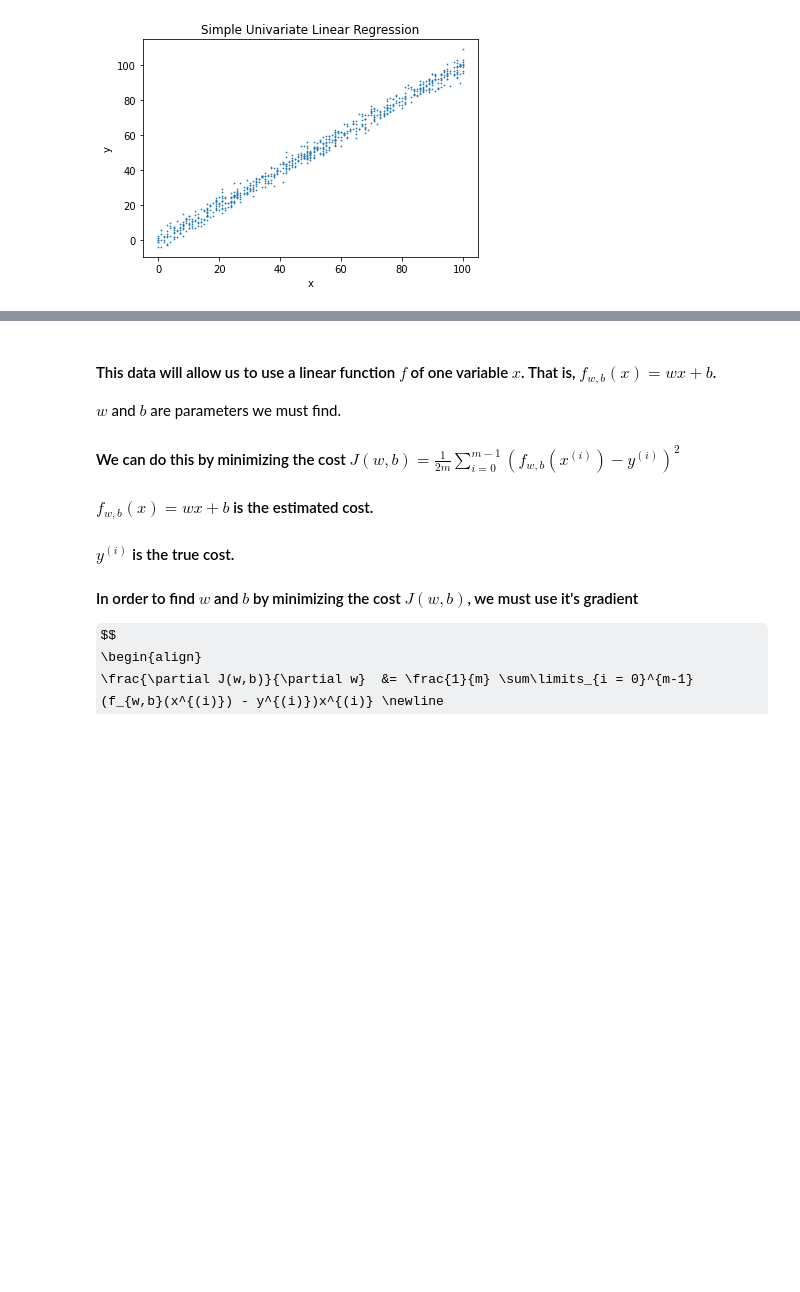
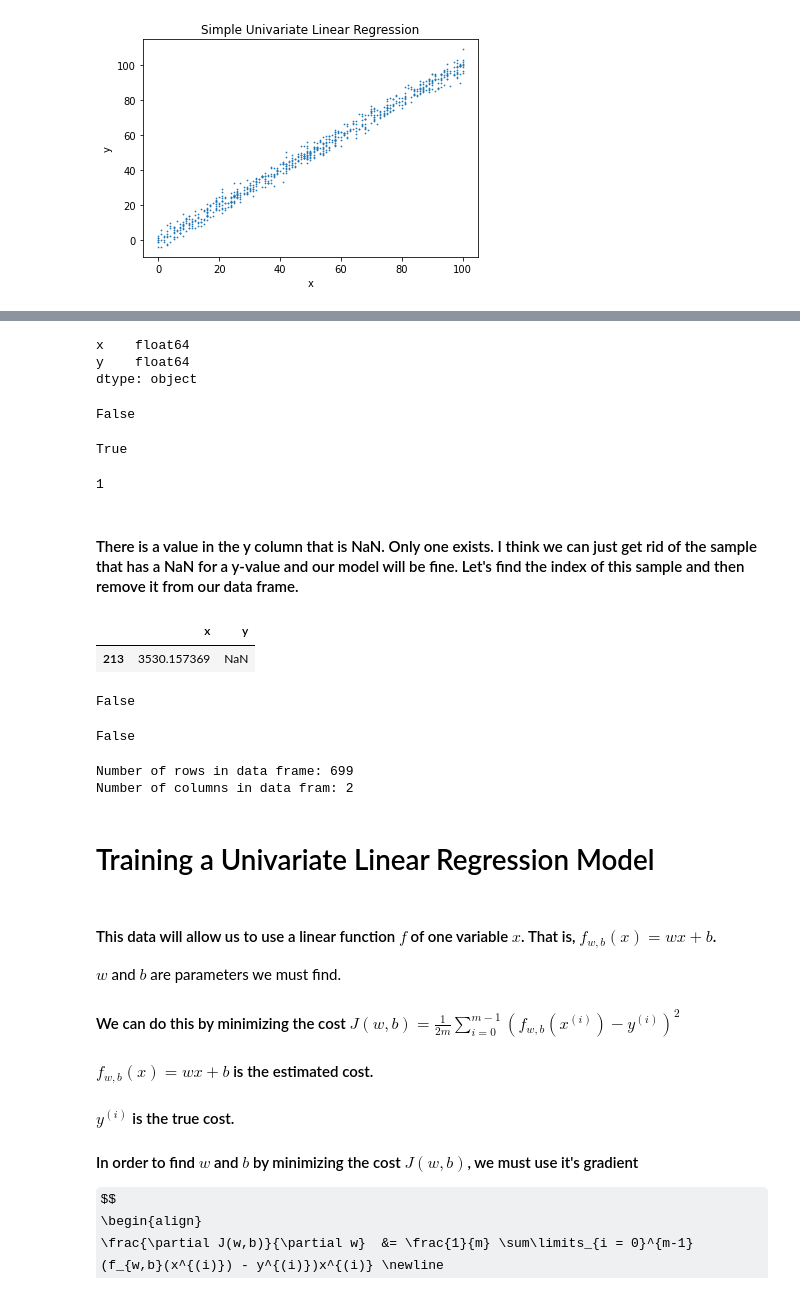
Before and after one commit to aRod209/machine-learning-playground, a Jupyter notebook: Supervised Learning/Simple Univariate Linear Regression.ipynb, the cells around one changed output, grey strips where cells are left out. Cells and saved outputs as stored; diff of their text form; code cells hidden in the pictures; some formulas as TeX source; blank space fills up the shorter version.

```diff
--- a/Supervised Learning/Simple Univariate Linear Regression.ipynb
+++ b/Supervised Learning/Simple Univariate Linear Regression.ipynb
@@ -145,0 +148,25 @@ plt.show()
+# %%
+training.dtypes
+# %% [output]
+x    float64
+y    float64
+dtype: object
+# %%
+training['x'].isnull().values.any()
+# %% [output]
+False
+# %%
+training['y'].isnull().values.any()
+# %% [output]
+True
+# %%
+training['y'].isnull().sum()
+# %% [output]
+1
+# %% [markdown]
+#### There is a value in the y column that is NaN. Only one exists. I think we can just get rid of the sample that has a NaN for a y-value and our model will be fine. Let's find the index of this sample and then remove it from our data frame.
+# %%
+training[training['y'].isnull()]
+# %% [output]
+|  | x | y |
+| 213 | 3530.157369 | NaN |
@@ -146,3 +175,18 @@ plt.show()
+# %%
+cleaned_training['y'].isnull().values.any()
+# %% [output]
+False
+# %%
+cleaned_training['x'].isnull().values.any()
+# %% [output]
+False
+# %%
+print_dataframe_shape(cleaned_training)
+# %% [output]
+Number of rows in data frame: 699
+Number of columns in data fram: 2
+# %% [markdown]
+# Training a Univariate Linear Regression Model
 # %% [markdown]
 #### This data will allow us to use a linear function $f$ of one variable $x$. That is, $f_{w,b}(x) = wx + b$.
 
```
Also changed, not shown: parts of 13 cells of this notebook.
